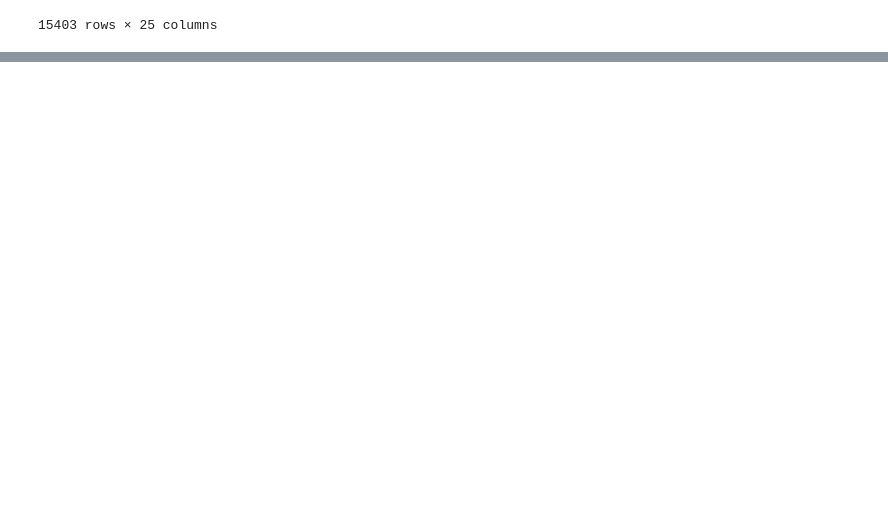
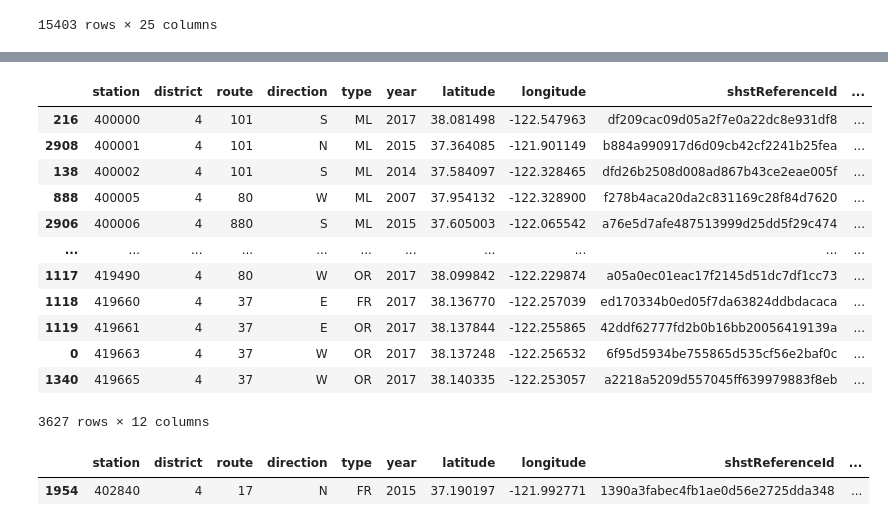
Before and after one commit to BayAreaMetro/travel-model-two-networks, a Jupyter notebook: notebooks/pipeline/pems_conflation.ipynb, the cells around one changed output, grey strips where cells are left out. Cells and saved outputs as stored; diff of their text form; code cells hidden in the pictures; blank space fills up the shorter version.

Commit message:
pems station to network link crosswalk nov 2024 version

```diff
--- a/notebooks/pipeline/pems_conflation.ipynb
+++ b/notebooks/pipeline/pems_conflation.ipynb
@@ -954,0 +771,10 @@ pems_conflation_result_df.groupby(["shstReferenceId", "station", "year"]).count(
+# %%
+# local i/o path
+data_interim_dir = r"\\corp.pbwan.net\us\CentralData\DCCLDA00\Standard\sag\projects\MTC\31000152\Network_Rebuild\travel-model-two-networks\data\interim"
+links_df = r"\\corp.pbwan.net\us\CentralData\DCCLDA00\Standard\sag\projects\MTC\31000152\Network_Rebuild\LP_Local_folders\data\processed\version_12_with_link21_fixes"
+# %%
+# https://mtcdrive.box.com/s/etw75p1dj0h2f8wpqctwmn9zjykhzr95 (data_interim_dir)
+pems_conflation_result_df = gpd.read_file(data_interim_dir + "/mtc/pems_conflation_result.geojson")
+
+# https://mtcdrive.box.com/s/iw85645eet3zvsw59wnvfgkprbmg0uix (links_dir)
+links_df = pd.read_json(links_dir + "/v12_link.json")
@@ -954,0 +791,15 @@ pems_conflation_result_df.groupby(["shstReferenceId", "station", "year"]).count(
+# %%
+# there are stations (e.g., 402095) that have records for multiple years, but have different lat & long and are on different freeway segments among those years.
+stations_2015 = pems_conflation_result_df[pems_conflation_result_df.year == 2015].station.unique()
+stations_not_2015 = pems_conflation_result_df[pems_conflation_result_df.year != 2015].station.unique()
+
+# drop station records if they already have a 2015 record
+pems_df = pems_conflation_result_df[
+    ~(
+        pems_conflation_result_df.station.isin(stations_2015) &
+        pems_conflation_result_df.station.isin(stations_not_2015) &
+        (pems_conflation_result_df.year != 2015)
+    )
+].copy()
+
+pems_df = pems_df.sort_values("year", ascending=False)
@@ -954,0 +822,17 @@ pems_conflation_result_df.groupby(["shstReferenceId", "station", "year"]).count(
+# %%
+# create a pems station - model link id crosswalk, columns include
+# station,district,route,direction,type,latitude,longitude,shstReferenceId,A,B,model_link_id,A_B
+
+unique_pems_df = pems_df[
+    ["station","district","route","direction","type","year","latitude","longitude","shstReferenceId"]
+    ].drop_duplicates(
+    subset=["station","district","route","direction","type"],
+).copy()
+
+crosswalk_df = pd.merge(
+    unique_pems_df[unique_pems_df.shstReferenceId.notnull()],
+    links_df[["shstReferenceId","model_link_id","A","B"]],
+    how = "inner",
+    on = "shstReferenceId"
+)
+crosswalk_df = crosswalk_df[crosswalk_df.model_link_id.notnull()].sort_values("station")
@@ -954,0 +861,21 @@ pems_conflation_result_df.groupby(["shstReferenceId", "station", "year"]).count(
+# %%
+crosswalk_df
+# %% [output]
+|  | station | district | route | direction | type | year | latitude | longitude | shstReferenceId | ... |
+| 216 | 400000 | 4 | 101 | S | ML | 2017 | 38.081498 | -122.547963 | df209cac09d05a2f7e0a22dc8e931df8 | ... |
+| 2908 | 400001 | 4 | 101 | N | ML | 2015 | 37.364085 | -121.901149 | b884a990917d6d09cb42cf2241b25fea | ... |
+| 138 | 400002 | 4 | 101 | S | ML | 2014 | 37.584097 | -122.328465 | dfd26b2508d008ad867b43ce2eae005f | ... |
+| 888 | 400005 | 4 | 80 | W | ML | 2007 | 37.954132 | -122.328900 | f278b4aca20da2c831169c28f84d7620 | ... |
+| 2906 | 400006 | 4 | 880 | S | ML | 2015 | 37.605003 | -122.065542 | a76e5d7afe487513999d25dd5f29c474 | ... |
+| ... | ... | ... | ... | ... | ... | ... | ... | ... | ... | ... |
+| 1117 | 419490 | 4 | 80 | W | OR | 2017 | 38.099842 | -122.229874 | a05a0ec01eac17f2145d51dc7df1cc73 | ... |
+| 1118 | 419660 | 4 | 37 | E | FR | 2017 | 38.136770 | -122.257039 | ed170334b0ed05f7da63824ddbdacaca | ... |
+| 1119 | 419661 | 4 | 37 | E | OR | 2017 | 38.137844 | -122.255865 | 42ddf62777fd2b0b16bb20056419139a | ... |
+| 0 | 419663 | 4 | 37 | W | OR | 2017 | 38.137248 | -122.256532 | 6f95d5934be755865d535cf56e2baf0c | ... |
+| 1340 | 419665 | 4 | 37 | W | OR | 2017 | 38.140335 | -122.253057 | a2218a5209d557045ff639979883f8eb | ... |
+3627 rows × 12 columns
+# %%
+crosswalk_df[crosswalk_df.station == 402840]
+# %% [output]
+|  | station | district | route | direction | type | year | latitude | longitude | shstReferenceId | ... |
+| 1954 | 402840 | 4 | 17 | N | FR | 2015 | 37.190197 | -121.992771 | 1390a3fabec4fb1ae0d56e2725dda348 | ... |
```
Also changed, not shown: parts of 35 cells of this notebook.
